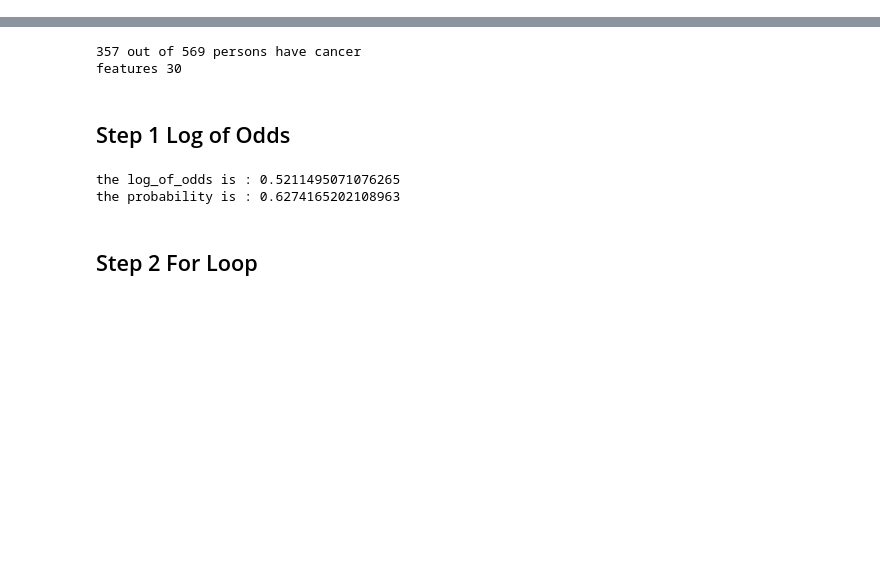
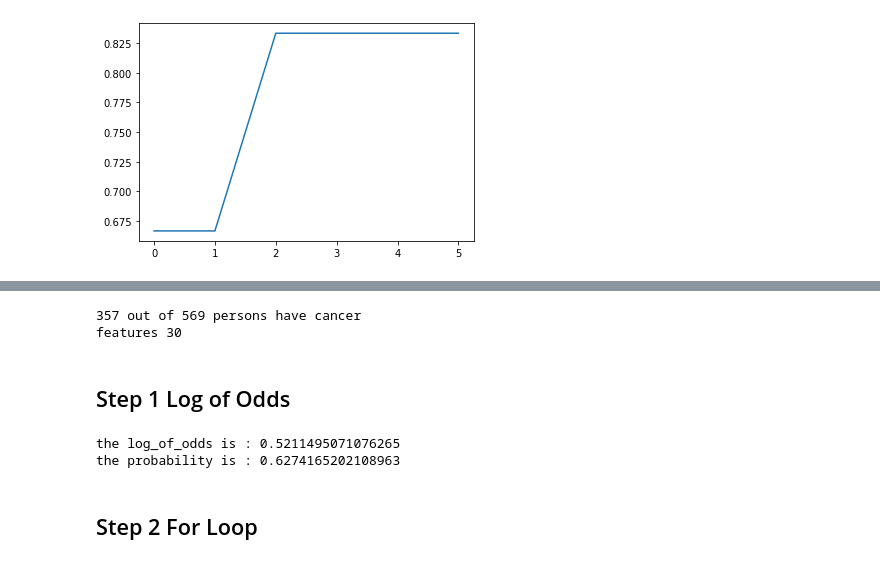
Before and after one commit to EricWebsmith/machine_learning_from_scrach, a Jupyter notebook: Gradiant_Boosting_Classification.ipynb, the cells around one changed output, grey strips where cells are left out. Cells and saved outputs as stored; diff of their text form; code cells hidden in the pictures; blank space fills up the shorter version.

```diff
--- a/Gradiant_Boosting_Classification.ipynb
+++ b/Gradiant_Boosting_Classification.ipynb
@@ -7,0 +290,10 @@ import matplotlib.pyplot as plt
+# %%
+log_of_odds0=np.log(4 / 2)
+probability0=np.exp(log_of_odds0)/(np.exp(log_of_odds0)+1)
+print(f'the log_of_odds is : {log_of_odds0}')
+print(f'the probability is : {probability0}')
+predict0=1
+print(f'the prediction is : 1')
+n_samples=6
+
+loss0=-(y*np.log(probability0)+(1-y)*np.log(1-probability0))
@@ -7,0 +304,21 @@ import matplotlib.pyplot as plt
+# %%
+#now let's get started
+n_times = 5
+learning_rate=0.8
+log_of_odds=np.zeros([n_times+1,n_samples])
+
+residuals = np.zeros([n_times+1,n_samples])
+loss = [0] * (n_times+1)
+probabilities = np.zeros([n_times+1,n_samples])
+predictions = np.zeros([n_times+1,n_samples])
+score = np.zeros([n_times+1])
+#calculation
+log_of_odds[0] = [log_of_odds0] * n_samples
+probabilities[0] = [probability0] * n_samples
+predictions[0] = (probabilities[0]>0.5)*1.0
+score[0]=np.sum(predictions[0]==y) / n_samples
+residuals[0] = y - probabilities[0]
+loss[0] = loss0.sum()
+trees = []
+gamma_value = np.zeros([n_times+1,8])
+gamma = np.zeros([n_times+1,n_samples])
@@ -7,0 +489,5 @@ import matplotlib.pyplot as plt
+# %%
+plt.plot(score)
+plt.show()
+# %% [output]
+[figure, added]
```
Also changed, not shown: parts of 37 cells of this notebook, 4 other files.
